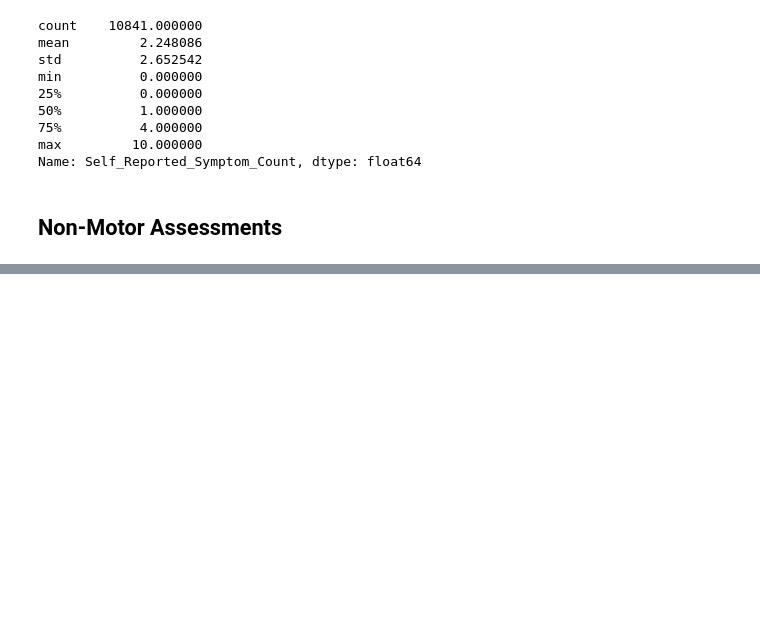
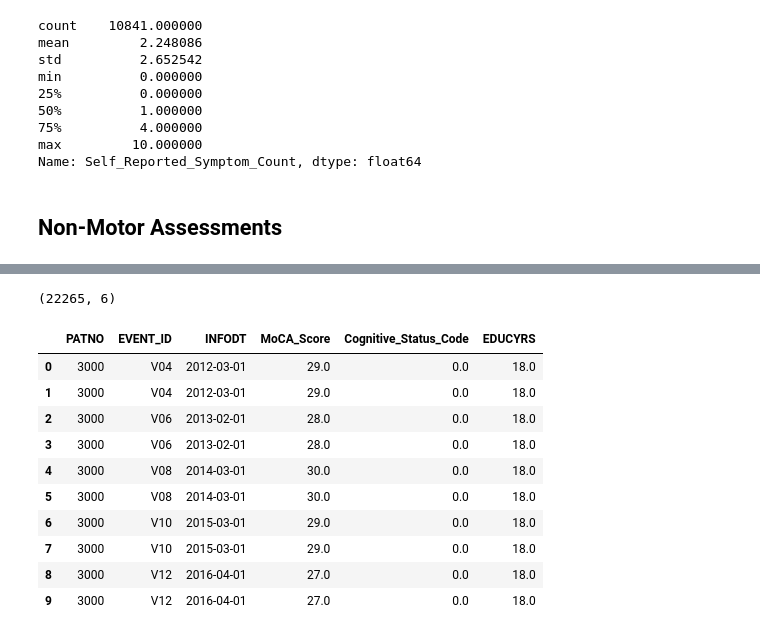
Before and after one commit to vutuongvy101/multimodal-pd-progression, a Jupyter notebook: Experiment/preprocessing/sri_hri_model 2.ipynb, the cells around one changed output, grey strips where cells are left out. Saved outputs shown, nothing was run; the diff lists cells and outputs as text; code cells hidden in the pictures; blank space fills up the shorter version.

```diff
--- a/Experiment/preprocessing/sri_hri_model 2.ipynb
+++ b/Experiment/preprocessing/sri_hri_model 2.ipynb
@@ -1851,35 +1876,50 @@ def create_moca_df(moca_file_path, edu_file_path, master_df):
         elif score >= 26:
             return 'Normal'
         elif score >= 21:
             return 'MCI' # Mild Cognitive Impairment
         else:
             return 'Dementia' # <= 20
 
     df['Cognitive_Status'] = df['MoCA_Total_Adjusted'].apply(categorize_cognition)
 
     # Encode as ordinal for ML (0=Normal, 1=MCI, 2=Dementia)
     # Higher is WORSE (Disease Progression)
     status_map = {'Normal': 0, 'MCI': 1, 'Dementia': 2, 'Unknown': np.nan}
     df['Cognitive_Status_Code'] = df['Cognitive_Status'].map(status_map)
 
     # 5. Final Cleanup
     cols_to_keep = [
         'PATNO', 'EVENT_ID', 'INFODT',
         'MoCA_Total_Adjusted',
         'Cognitive_Status_Code',
         'EDUCYRS' # Keep this as a feature too
     ]
 
     df = df[cols_to_keep].copy()
 
     # Rename for consistency
-    df = df.rename(columns={'INFODT': 'VISIT_DATE', 'MoCA_Total_Adjusted': 'MoCA_Score'})
-    df['VISIT_DATE'] = pd.to_datetime(df['VISIT_DATE'], errors='coerce')
+    df = df.rename(columns={'MoCA_Total_Adjusted': 'MoCA_Score'})
+    df['INFODT'] = pd.to_datetime(df['INFODT'], format='%m/%Y')
     df.reset_index(drop=True, inplace=True)
 
     return df
 
 # --- EXECUTION ---
-# moca_path = 'Non-motor_Assessments/Montreal_Cognitive_Assessment__MoCA__14Dec2025.csv'
-# edu_path = 'Subject_Demographics/Socio-Economics_14Dec2025.csv'
-# moca_df = create_moca_df(moca_path, edu_path, master_df)
+moca_path = '../../ppmi_pd/Non-motor_Assessments/Montreal_Cognitive_Assessment__MoCA__14Dec2025.csv'
+edu_path = '../../ppmi_pd/Subject_Demographics/Socio-Economics_14Dec2025.csv'
+moca_df = create_moca_df(moca_path, edu_path, master_df)
+print(moca_df.shape)
+moca_df.head(10)
+# %% [output]
+(22265, 6)
+|  | PATNO | EVENT_ID | INFODT | MoCA_Score | Cognitive_Status_Code | EDUCYRS |
+| 0 | 3000 | V04 | 2012-03-01 | 29.0 | 0.0 | 18.0 |
+| 1 | 3000 | V04 | 2012-03-01 | 29.0 | 0.0 | 18.0 |
+| 2 | 3000 | V06 | 2013-02-01 | 28.0 | 0.0 | 18.0 |
+| 3 | 3000 | V06 | 2013-02-01 | 28.0 | 0.0 | 18.0 |
+| 4 | 3000 | V08 | 2014-03-01 | 30.0 | 0.0 | 18.0 |
+| 5 | 3000 | V08 | 2014-03-01 | 30.0 | 0.0 | 18.0 |
+| 6 | 3000 | V10 | 2015-03-01 | 29.0 | 0.0 | 18.0 |
+| 7 | 3000 | V10 | 2015-03-01 | 29.0 | 0.0 | 18.0 |
+| 8 | 3000 | V12 | 2016-04-01 | 27.0 | 0.0 | 18.0 |
+| 9 | 3000 | V12 | 2016-04-01 | 27.0 | 0.0 | 18.0 |
```
Also changed, not shown: parts of 20 cells of this notebook, 1 other file.
